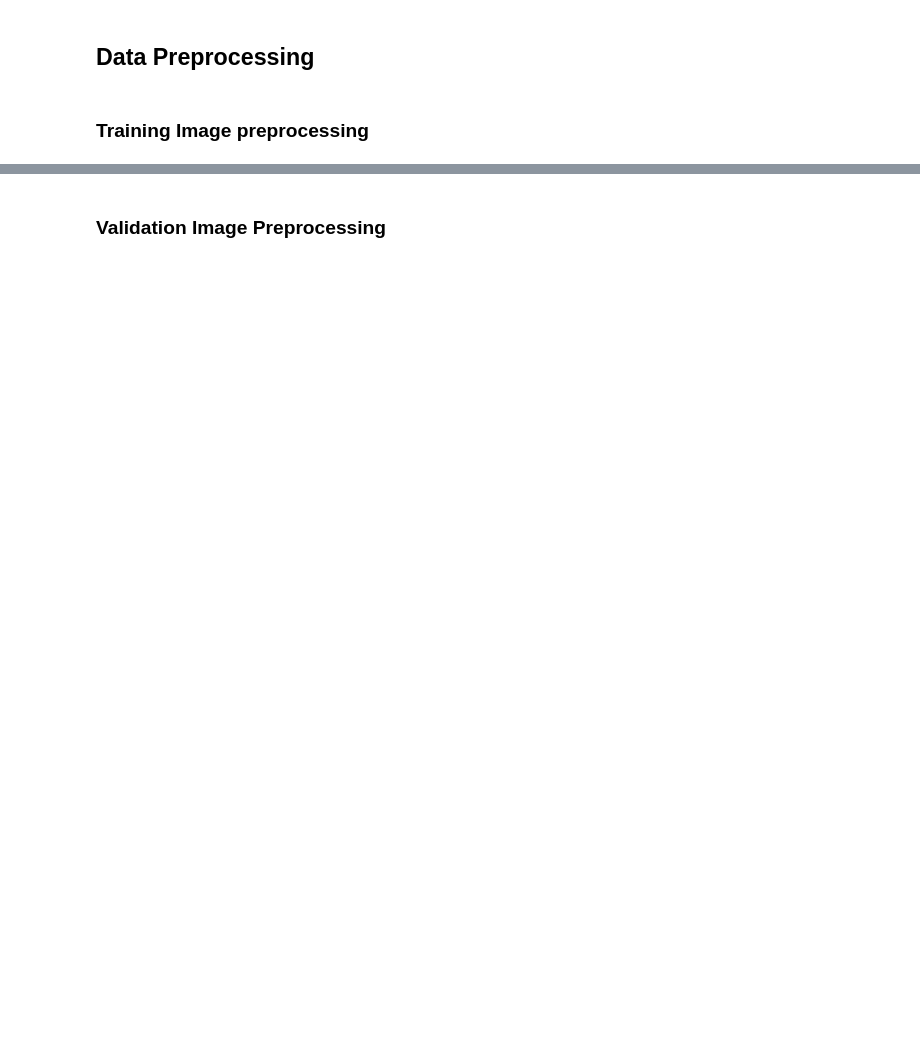
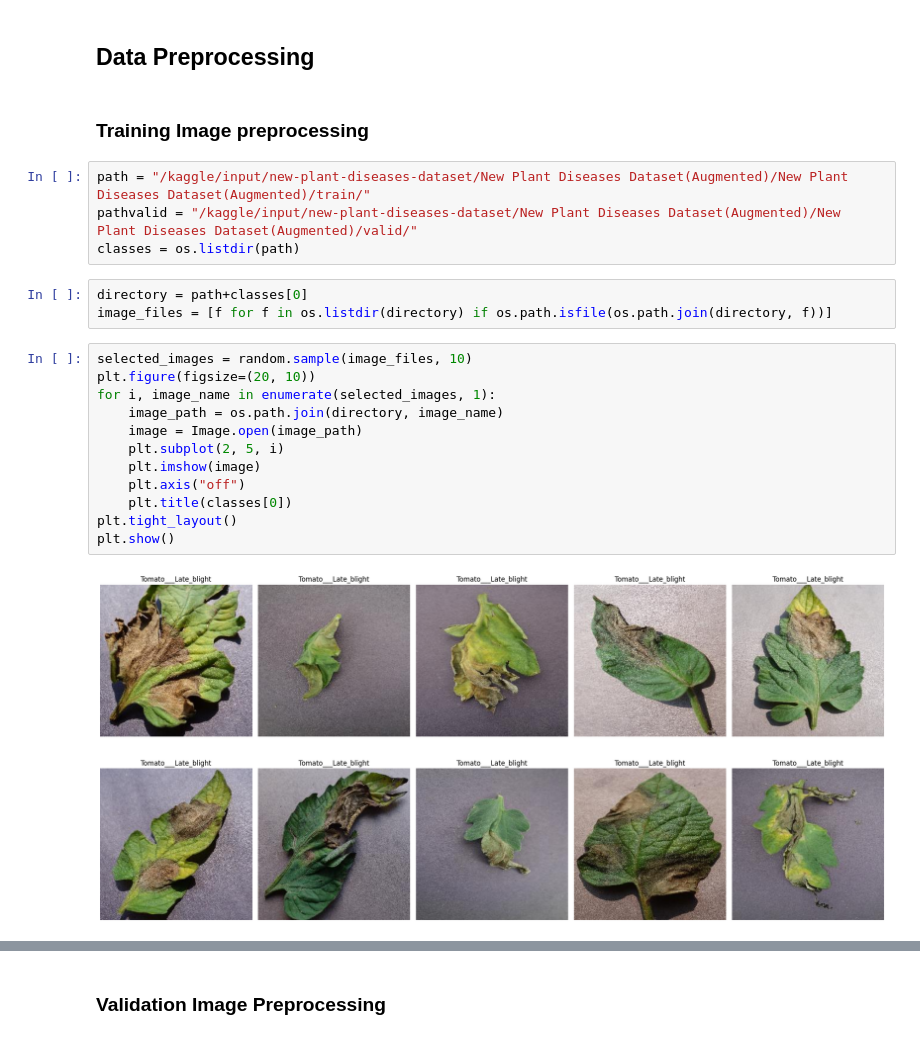
Before and after one commit to AaryaBhutkar/Plant_Disease_Detection, a Jupyter notebook: Train_plant_disease.ipynb, the cells around one changed output, grey strips where cells are left out. Cells and saved outputs as stored; diff of their text form; blank space fills up the shorter version.

```diff
--- a/Train_plant_disease.ipynb
+++ b/Train_plant_disease.ipynb
@@ -98,5 +45,26 @@ import seaborn as sns
 ## Data Preprocessing
 # %% [markdown]
 ### Training Image preprocessing
+# %%
+path = "/kaggle/input/new-plant-diseases-dataset/New Plant Diseases Dataset(Augmented)/New Plant Diseases Dataset(Augmented)/train/"
+pathvalid = "/kaggle/input/new-plant-diseases-dataset/New Plant Diseases Dataset(Augmented)/New Plant Diseases Dataset(Augmented)/valid/"
+classes = os.listdir(path)
+# %%
+directory = path+classes[0]
+image_files = [f for f in os.listdir(directory) if os.path.isfile(os.path.join(directory, f))]
+# %%
+selected_images = random.sample(image_files, 10)
+plt.figure(figsize=(20, 10))
+for i, image_name in enumerate(selected_images, 1):
+    image_path = os.path.join(directory, image_name)
+    image = Image.open(image_path)
+    plt.subplot(2, 5, i)
+    plt.imshow(image)
+    plt.axis("off")
+    plt.title(classes[0])
+plt.tight_layout()
+plt.show()
+# %% [output]
+[figure, added]
 # %%
 training_set = tf.keras.utils.image_dataset_from_directory(
```
Also changed, not shown: parts of 31 cells of this notebook, 39 other files.
